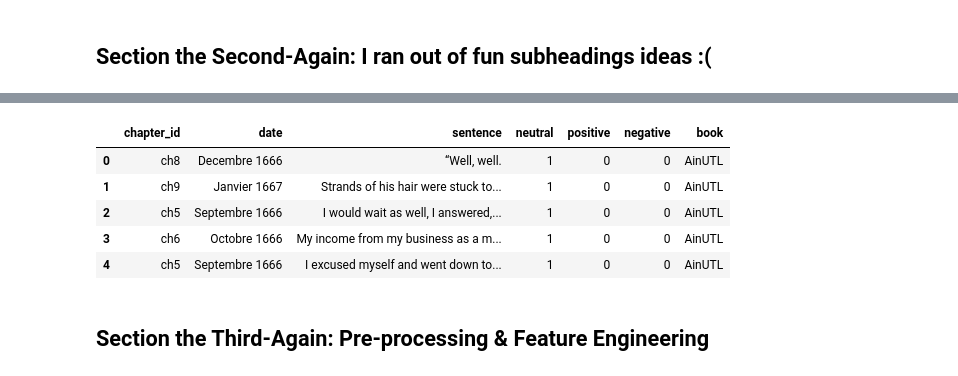
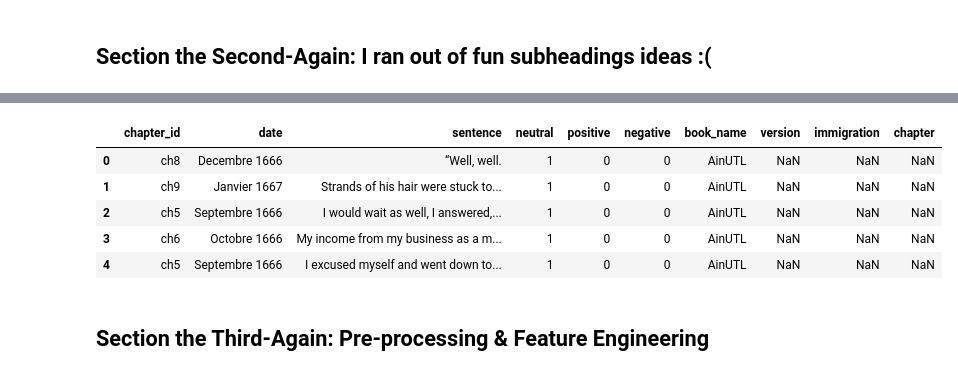
Before and after one commit to SS-Bird/dear-canada-ml-, a Jupyter notebook: the_pipe.ipynb, the cells around one changed output, grey strips where cells are left out. Saved outputs shown, nothing was run; the diff lists cells and outputs as text; code cells hidden in the pictures.

```diff
--- a/the_pipe.ipynb
+++ b/the_pipe.ipynb
@@ -155,17 +82,0 @@ date_pattern = r"""
-# %%
-# A chapter dataframe (not really necessary, but I want it to explore the book)
-for i in range(1, len(sections), 2):
-    chapter_id = sections[i]
-    text = sections[i+1]
-
-    match = re.search(date_pattern, text, flags=re.VERBOSE | re.IGNORECASE)
-    date = match.group(1) if match else None
-
-    chapters.append({
-        "chapter_id": chapter_id,
-        "date": date,
-        "text": text.strip()
-    })
-
-chapters_df = pd.DataFrame(chapters)
-chapters_df.head()
@@ -286,29 +383,55 @@ Now that I am done with my manual work, we make a new dataframe that the compute
 # %%
-# Now we have 6 cvs files with tagged sentences. We need to combine them into one dataframe for analysis.
-
+import pandas as pd
 import glob
 import os
 
-# path to folder
-path = "tagged_sentences/*.csv"
-
-files = glob.glob(path)
-
 dfs = []
 
-for file in files:
-    df = pd.read_csv(file)
 
-    # add book identifier from filename
-    book_name = os.path.basename(file).replace(".csv", "")
-    df["book"] = book_name
+# 1) OLD FILES: keep neutral == 1
+old_path = "dataframes/tagged/t_sentences_unordered_dfs/*.csv"
+old_files = glob.glob(old_path)
+print("Number of old files:", len(old_files)) # to checking path if I reorganise
 
-    dfs.append(df)
+for file in old_files:
+    df_old = pd.read_csv(file)
 
-# combine all books
+    book_name = os.path.splitext(os.path.basename(file))[0]
+
+    before = len(df_old)
+    df_old = df_old[df_old["neutral"] == 1].copy()
+    after = len(df_old)
+
+    print(f"{book_name}: old before={before}, after neutral filter={after}")
+
+    df_old["book_name"] = book_name
+    dfs.append(df_old)
+print('\n')
+
+# 2) NEW FILES: keep immigration == 1
+new_path = "dataframes/tagged/scheme_two/t_augmented/*.csv"
+new_files = glob.glob(new_path)
+print("Number of new files:", len(new_files)) # to checking path if I reorganise
+
+
+for file in new_files:
+    df_new = pd.read_csv(file)
+
+    before = len(df_new)
+    df_new = df_new[df_new["immigration"] == 1].copy()
+    after = len(df_new)
+
+    print(f"{df_new['book_name'].iloc[0]}: new before={before}, after immigration filter={after}")
+    # ^ this should only be changed for SofS, where I've started changing the scheme
+
+    dfs.append(df_new)
+
+# 3) Concatination
 df = pd.concat(dfs, ignore_index=True)
 
-df = df.dropna(subset=["sentence", "book"])
+# drop rows without sentences
+df = df.dropna(subset=["sentence"])
 
+print("Number of sentences:", len(df))
 df.head()
 # %% [output]
@@ -315,9 +455,9 @@ df.head()
-|  | chapter_id | date | sentence | neutral | positive | negative | book |
-| 0 | ch8 | Decembre 1666 | “Well, well. | 1 | 0 | 0 | AinUTL |
-| 1 | ch9 | Janvier 1667 | Strands of his hair were stuck to... | 1 | 0 | 0 | AinUTL |
-| 2 | ch5 | Septembre 1666 | I would wait as well, I answered,... | 1 | 0 | 0 | AinUTL |
-| 3 | ch6 | Octobre 1666 | My income from my business as a m... | 1 | 0 | 0 | AinUTL |
-| 4 | ch5 | Septembre 1666 | I excused myself and went down to... | 1 | 0 | 0 | AinUTL |
+|  | chapter_id | date | sentence | neutral | positive | negative | book_name | version | immigration | chapter |
+| 0 | ch8 | Decembre 1666 | “Well, well. | 1 | 0 | 0 | AinUTL | NaN | NaN | NaN |
+| 1 | ch9 | Janvier 1667 | Strands of his hair were stuck to... | 1 | 0 | 0 | AinUTL | NaN | NaN | NaN |
+| 2 | ch5 | Septembre 1666 | I would wait as well, I answered,... | 1 | 0 | 0 | AinUTL | NaN | NaN | NaN |
+| 3 | ch6 | Octobre 1666 | My income from my business as a m... | 1 | 0 | 0 | AinUTL | NaN | NaN | NaN |
+| 4 | ch5 | Septembre 1666 | I excused myself and went down to... | 1 | 0 | 0 | AinUTL | NaN | NaN | NaN |
 # %% [markdown]
 ## Section the Third-Again: Pre-processing & Feature Engineering
 # %% [markdown]
```
Also changed, not shown: parts of 52 cells of this notebook, 48 other files.
